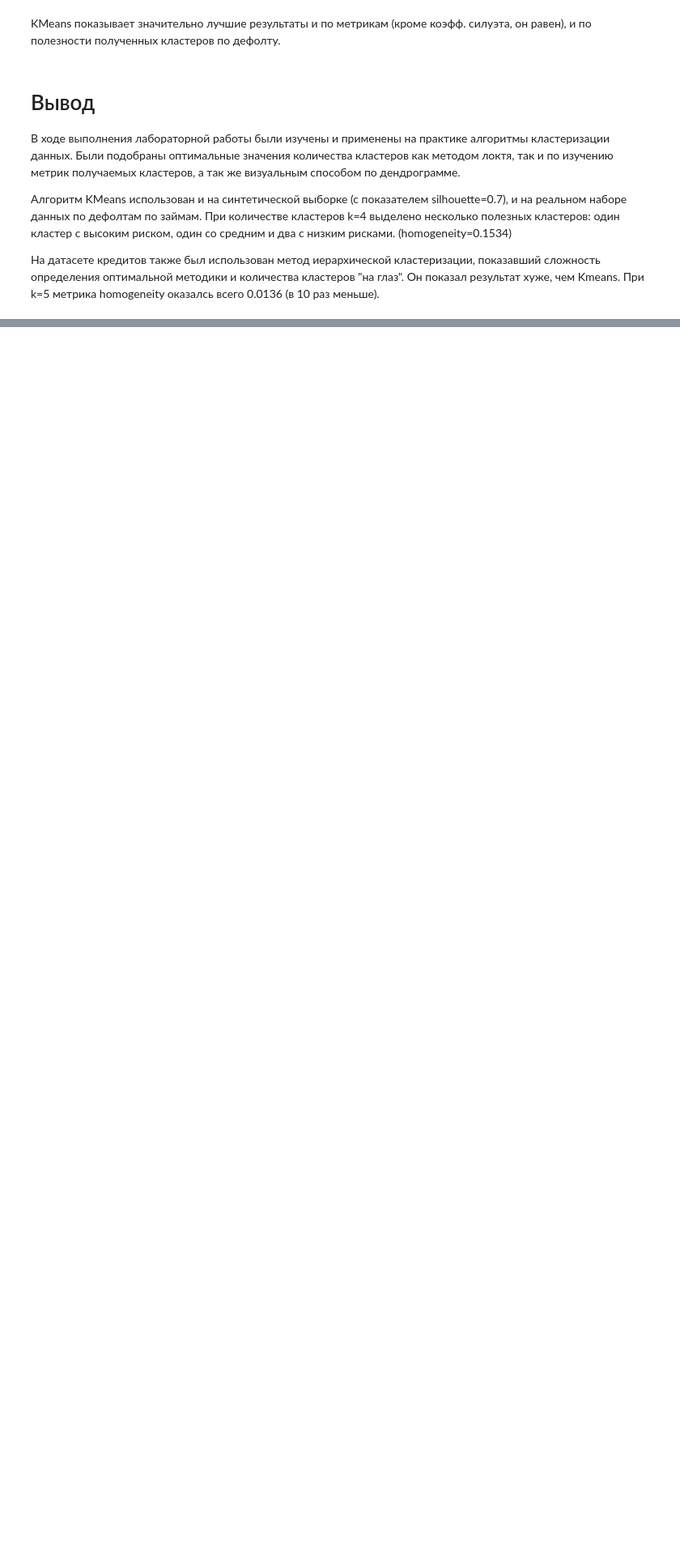
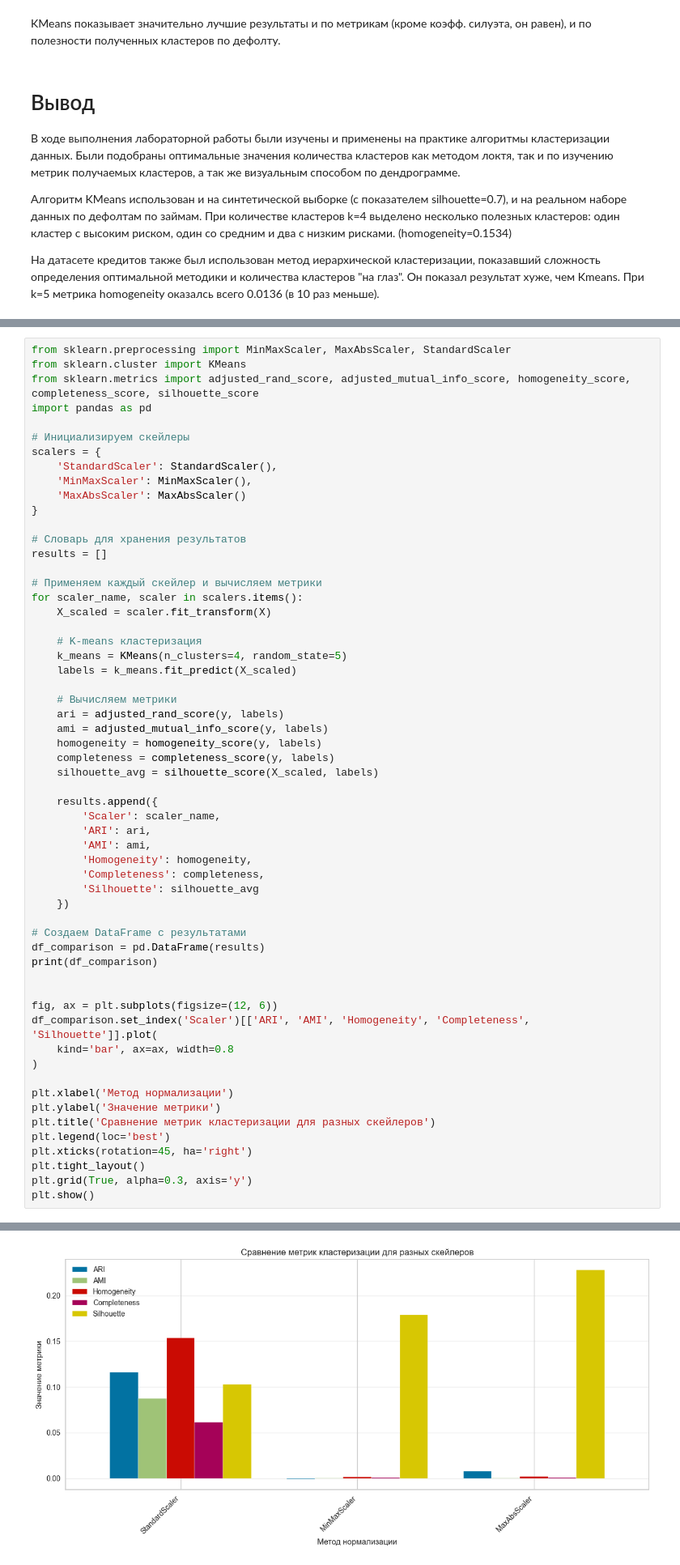
Before and after one commit to thatusualguy/DA-Intro, a Jupyter notebook: lab4/ЛР4_Рыбаков_4.ipynb, the cells around one changed output, grey strips where cells are left out. Shown at 81% size. Drawn from its saved outputs; the diff is of its cells as text; blank space fills up the shorter version.

```diff
--- a/lab4/ЛР4_Рыбаков_4.ipynb
+++ b/lab4/ЛР4_Рыбаков_4.ipynb
@@ -509,0 +621,59 @@ KMeans показывает значительно лучшие результа
+# %%
+from sklearn.preprocessing import MinMaxScaler, MaxAbsScaler, StandardScaler
+from sklearn.cluster import KMeans
+from sklearn.metrics import adjusted_rand_score, adjusted_mutual_info_score, homogeneity_score, completeness_score, silhouette_score
+import pandas as pd
+
+# Инициализируем скейлеры
+scalers = {
+    'StandardScaler': StandardScaler(),
+    'MinMaxScaler': MinMaxScaler(),
+    'MaxAbsScaler': MaxAbsScaler()
+}
+
+# Словарь для хранения результатов
+results = []
+
+# Применяем каждый скейлер и вычисляем метрики
+for scaler_name, scaler in scalers.items():
+    X_scaled = scaler.fit_transform(X)
+
+    # K-means кластеризация
+    k_means = KMeans(n_clusters=4, random_state=5)
+    labels = k_means.fit_predict(X_scaled)
+
+    # Вычисляем метрики
+    ari = adjusted_rand_score(y, labels)
+    ami = adjusted_mutual_info_score(y, labels)
+    homogeneity = homogeneity_score(y, labels)
+    completeness = completeness_score(y, labels)
+    silhouette_avg = silhouette_score(X_scaled, labels)
+
+    results.append({
+        'Scaler': scaler_name,
+        'ARI': ari,
+        'AMI': ami,
+        'Homogeneity': homogeneity,
+        'Completeness': completeness,
+        'Silhouette': silhouette_avg
+    })
+
+# Создаем DataFrame с результатами
+df_comparison = pd.DataFrame(results)
+print(df_comparison)
+
+
+fig, ax = plt.subplots(figsize=(12, 6))
+df_comparison.set_index('Scaler')[['ARI', 'AMI', 'Homogeneity', 'Completeness', 'Silhouette']].plot(
+    kind='bar', ax=ax, width=0.8
+)
+
+plt.xlabel('Метод нормализации')
+plt.ylabel('Значение метрики')
+plt.title('Сравнение метрик кластеризации для разных скейлеров')
+plt.legend(loc='best')
+plt.xticks(rotation=45, ha='right')
+plt.tight_layout()
+plt.grid(True, alpha=0.3, axis='y')
+plt.show()
+# %% [output]
@@ -509,0 +684 @@ KMeans показывает значительно лучшие результа
+[figure, added]
```
Also changed, not shown: parts of 16 cells of this notebook.
